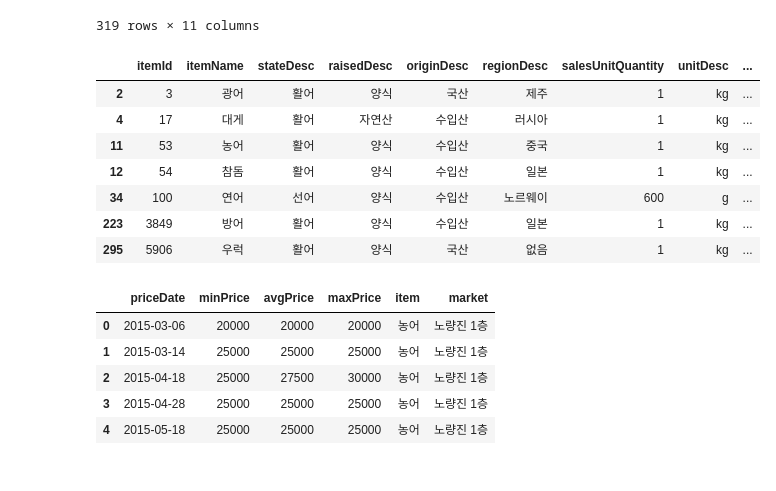
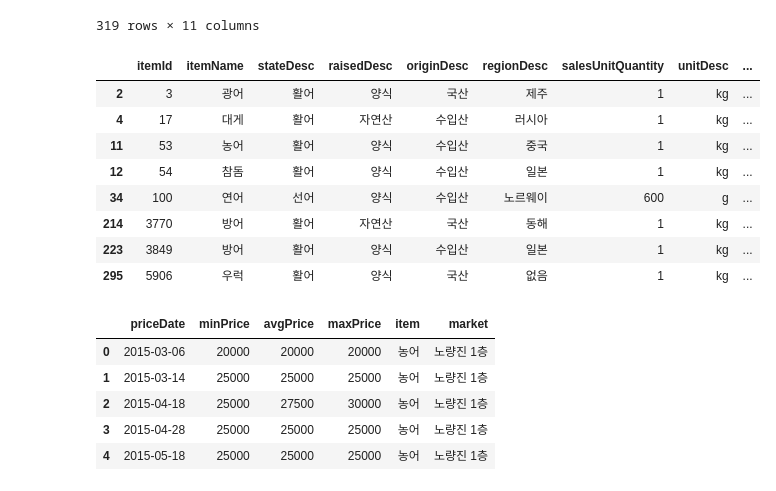
Before and after one commit to vhf1030/Pisces, a Jupyter notebook: notebooks/eda_ikh_품목선정.ipynb, the cells around one changed output. Cells and saved outputs as stored; diff of their text form; code cells hidden in the pictures.

```diff
--- a/notebooks/eda_ikh_품목선정.ipynb
+++ b/notebooks/eda_ikh_품목선정.ipynb
@@ -257,16 +257,17 @@ df_item_info
 # %%
 file_path = "../data/processed/ikh_item_info_2025-01-14.csv"
 df = pd.read_csv(file_path, dtype={"store_id": str})
 df.head()
 
-df[df["itemId"].isin([53, 3, 17, 100, 5906, 54, 3849]) & df["salesUnitQuantity"].isin([1, 600])]
+df[df["itemId"].isin([53, 3, 17, 100, 5906, 54, 3849, 3770]) & df["salesUnitQuantity"].isin([1, 600])]
 # %% [output]
 |  | itemId | itemName | stateDesc | raisedDesc | originDesc | regionDesc | salesUnitQuantity | unitDesc | ... |
 | 2 | 3 | 광어 | 활어 | 양식 | 국산 | 제주 | 1 | kg | ... |
 | 4 | 17 | 대게 | 활어 | 자연산 | 수입산 | 러시아 | 1 | kg | ... |
 | 11 | 53 | 농어 | 활어 | 양식 | 수입산 | 중국 | 1 | kg | ... |
 | 12 | 54 | 참돔 | 활어 | 양식 | 수입산 | 일본 | 1 | kg | ... |
 | 34 | 100 | 연어 | 선어 | 양식 | 수입산 | 노르웨이 | 600 | g | ... |
+| 214 | 3770 | 방어 | 활어 | 자연산 | 국산 | 동해 | 1 | kg | ... |
 | 223 | 3849 | 방어 | 활어 | 양식 | 수입산 | 일본 | 1 | kg | ... |
 | 295 | 5906 | 우럭 | 활어 | 양식 | 국산 | 없음 | 1 | kg | ... |
 # %%
```
Also changed, not shown: parts of 8 cells of this notebook, 1 other file.
